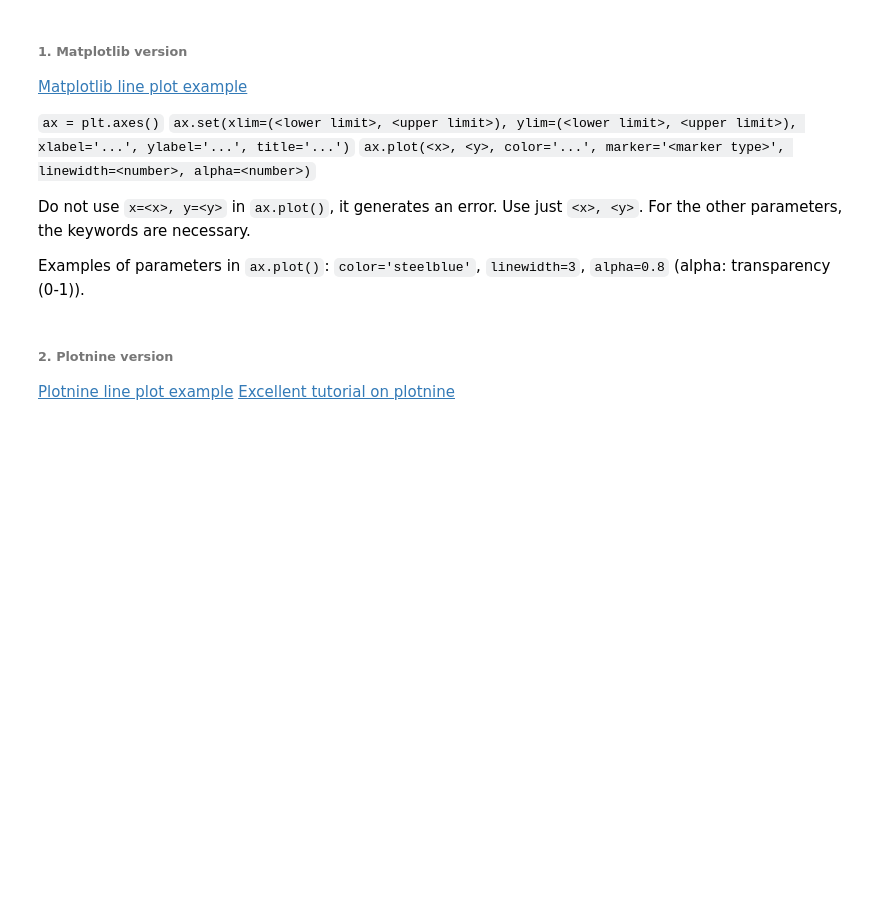
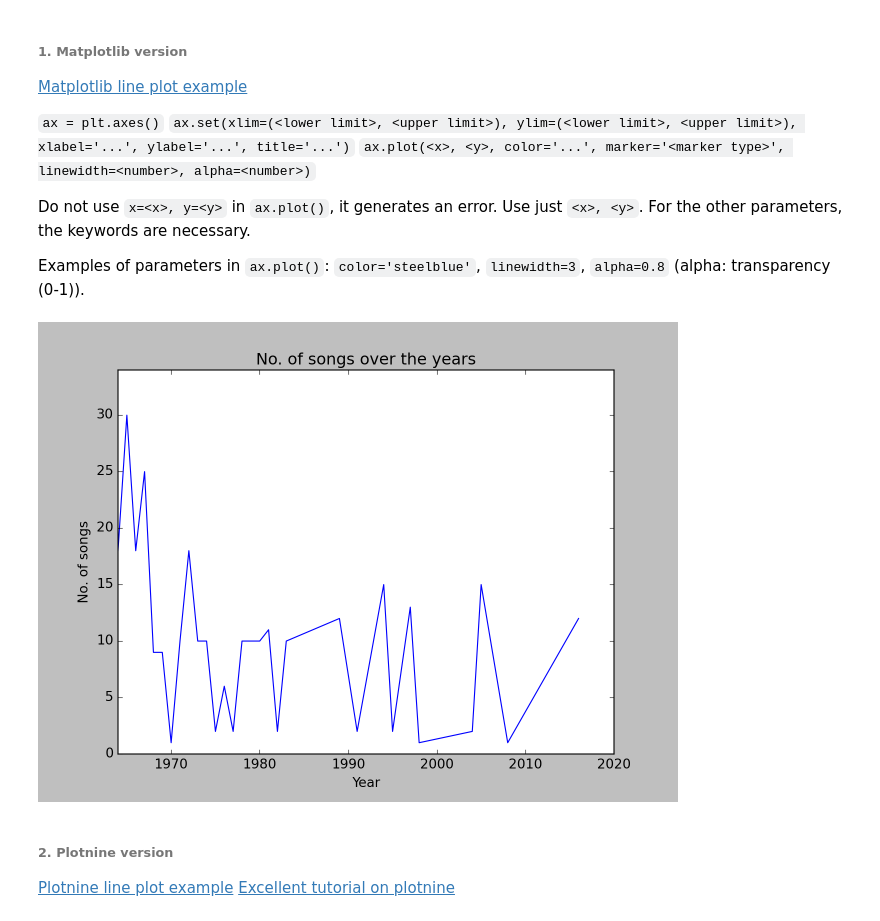
Before and after one commit to devedzic/eda_rs, a Jupyter notebook: eda.ipynb, the cells around one changed output. Cells and saved outputs as stored; diff of their text form; code cells hidden in the pictures; blank space fills up the shorter version.

```diff
--- a/eda.ipynb
+++ b/eda.ipynb
@@ -921,3 +1023,5 @@ How many songs from 1964 are there?
 Sort this result by index: `pd.Series.sort_index()` (there is also `pd.DataFrame.sort_index()`).
 # %%
 # Define val_counts_sorted_by_index
+val_counts_sorted_by_index = songs.Year_released.value_counts().sort_index()
+val_counts_sorted_by_index
@@ -925,6 +1047,9 @@ Sort this result by index: `pd.Series.sort_index()` (there is also `pd.DataFrame
 Preparation for plotting (`counts` on y-axis, `year` on x-axis): get the `np.ndarray` version of `val_counts_sorted_by_index`, as well as of its index.
 
 One way of doing it is to use `np.array()` over `val_counts_sorted_by_index.index` and `val_counts_sorted_by_index.values`. However, the same effect is achieved using only `val_counts_sorted_by_index.index` and `val_counts_sorted_by_index.values` (their type is `np.ndarray`).
+# %%
+year = val_counts_sorted_by_index.index
+count = val_counts_sorted_by_index.values
 # %% [markdown]
 And now plot it.
 # %% [markdown]
@@ -938,6 +1063,13 @@ And now plot it.
 Do not use `x=<x>, y=<y>` in `ax.plot()`, it generates an error. Use just `<x>, <y>`. For the other parameters, the keywords are necessary.
 
 Examples of parameters in `ax.plot()`: `color='steelblue'`, `linewidth=3`, `alpha=0.8` (alpha: transparency (0-1)).
+# %%
+ax = plt.axes()
+ax.set(xlim=(1964, 2020), ylim=(0, 34), xlabel='Year', ylabel='No. of songs', title='No. of songs over the years')
+ax.ticklabel_format(useOffset=False)
+ax.plot(year, count, );
+# %% [output]
+[figure, added]
 # %% [markdown]
 ###### 2. Plotnine version
 [Plotnine line plot example](https://plotnine.readthedocs.io/en/stable/generated/plotnine.geoms.geom_line.html#plotnine.geoms.geom_line)
```
Also changed, not shown: parts of 16 cells of this notebook, 1 other file.
